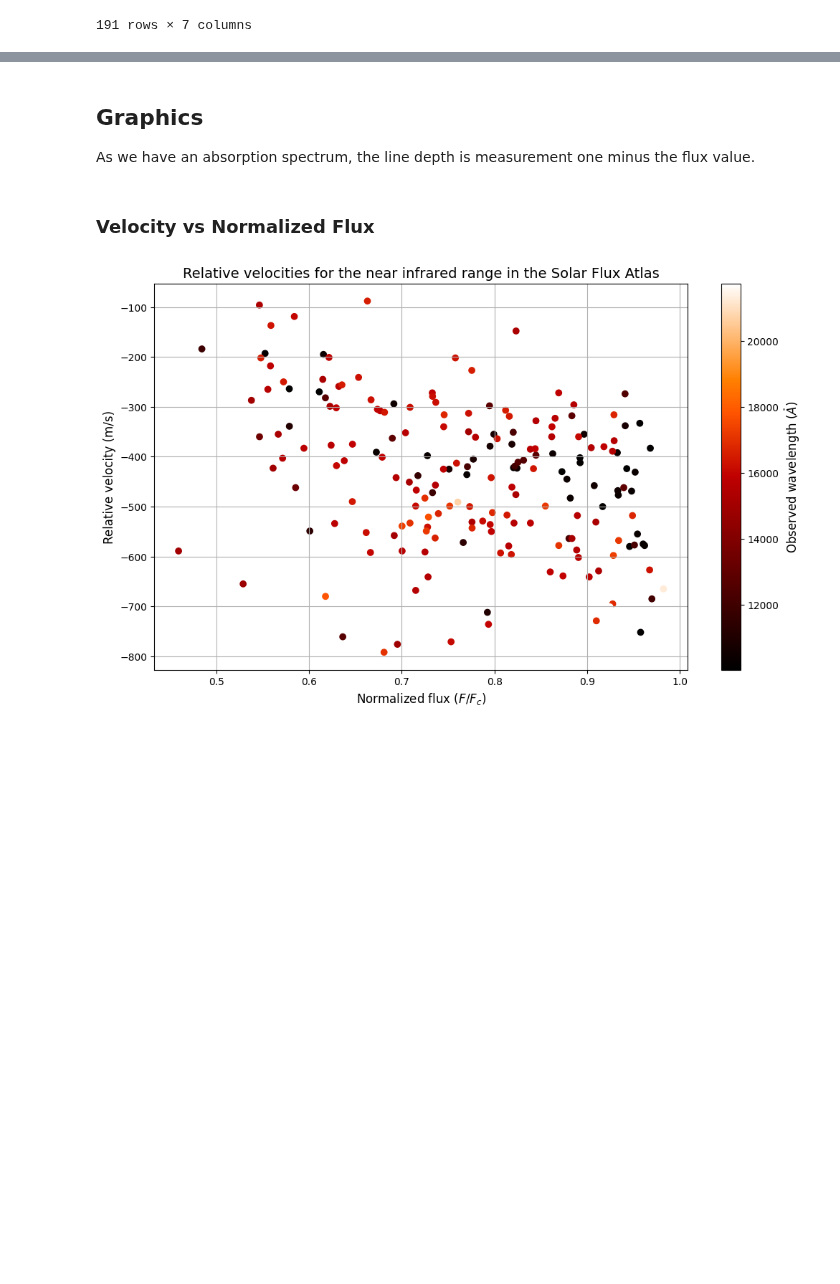
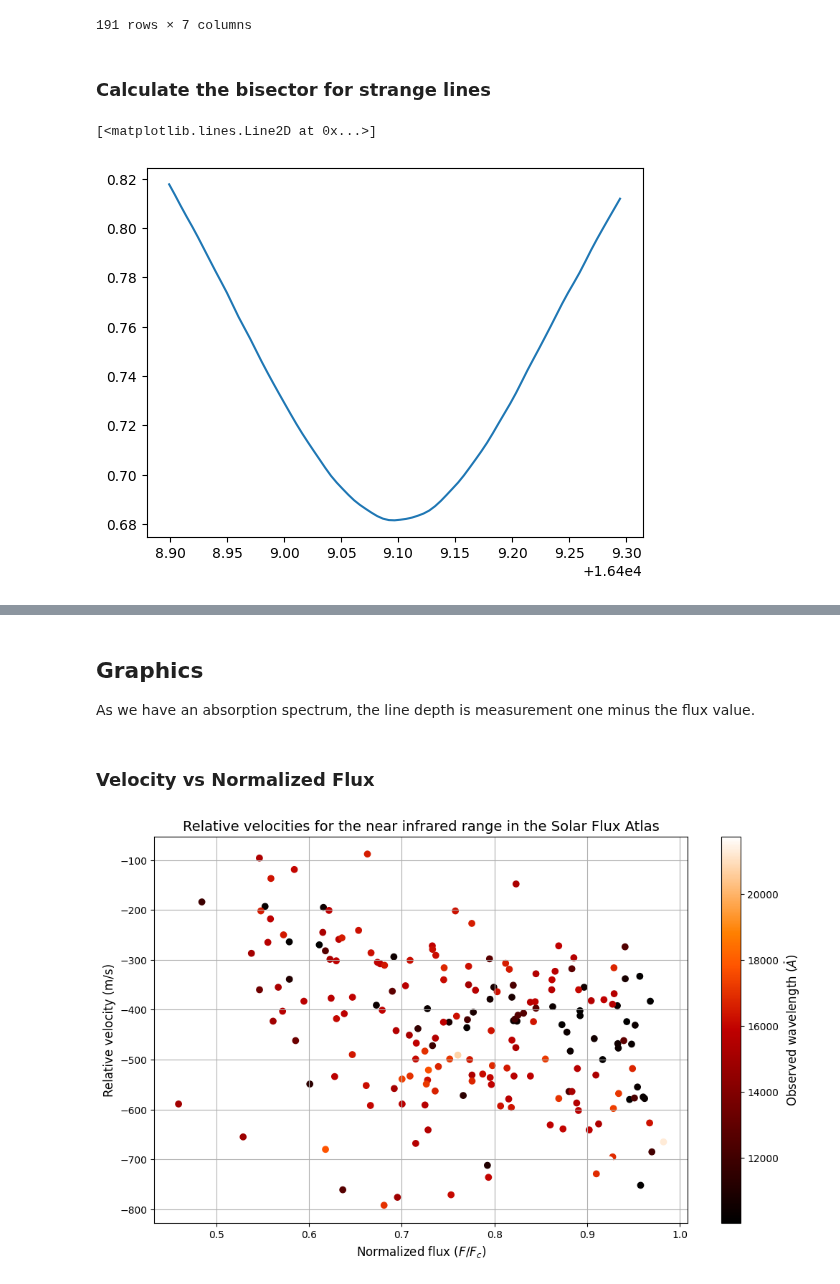
Before and after one commit to ccuellarn/Measurement-and-Characterization-of-Granulation-Patterns-in-the-IAG-Solar-Flux-Spectrum, a Jupyter notebook: Project/IAG Solar Flux Atlas/Infrared range/Check_lines.ipynb, the cells around one changed output, grey strips where cells are left out. Drawn from its saved outputs; the diff is of its cells as text; code cells hidden in the pictures; blank space fills up the shorter version.

Commit message:
Try to calculate the bisector

```diff
--- a/Project/IAG Solar Flux Atlas/Infrared range/Check_lines.ipynb
+++ b/Project/IAG Solar Flux Atlas/Infrared range/Check_lines.ipynb
@@ -216,3 +216,22 @@ Values
 191 rows × 7 columns
 # %%
 # Values.to_excel('valores_NIR.xlsx',index=False)
+# %% [markdown]
+### Calculate the bisector for strange lines
+# %%
+# Made a great range
+#Localize the line and save the width for lines
+def width_minimums(closer_lines,data,width):
+    local_points =[]
+    for each in closer_lines['min_wave']:
+        #This append all the part of the dataframe in that range
+        local_points.append(data[data['Wave A'].between(each-width, each+width, inclusive='neither')])
+
+    return local_points
+
+#Made a range of 0.3mA for the wavelength
+local_points_bis = width_minimums(closer_lines,raw_data,0.2)
+plt.plot(local_points_bis[157]['Wave A'],local_points_bis[157]['nFlux'])
+# %% [output]
+[<matplotlib.lines.Line2D at 0x...>]
+[figure, added]
```
Also changed, not shown: parts of 2 cells of this notebook, 1 other file.
